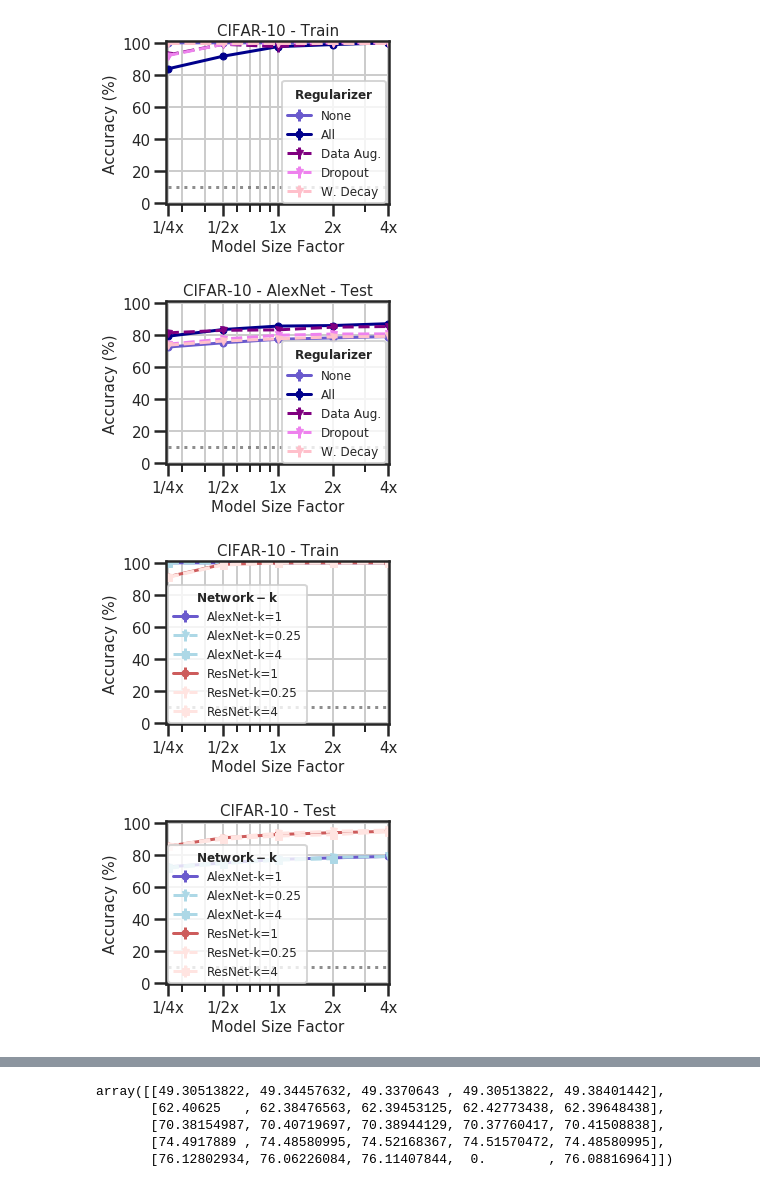
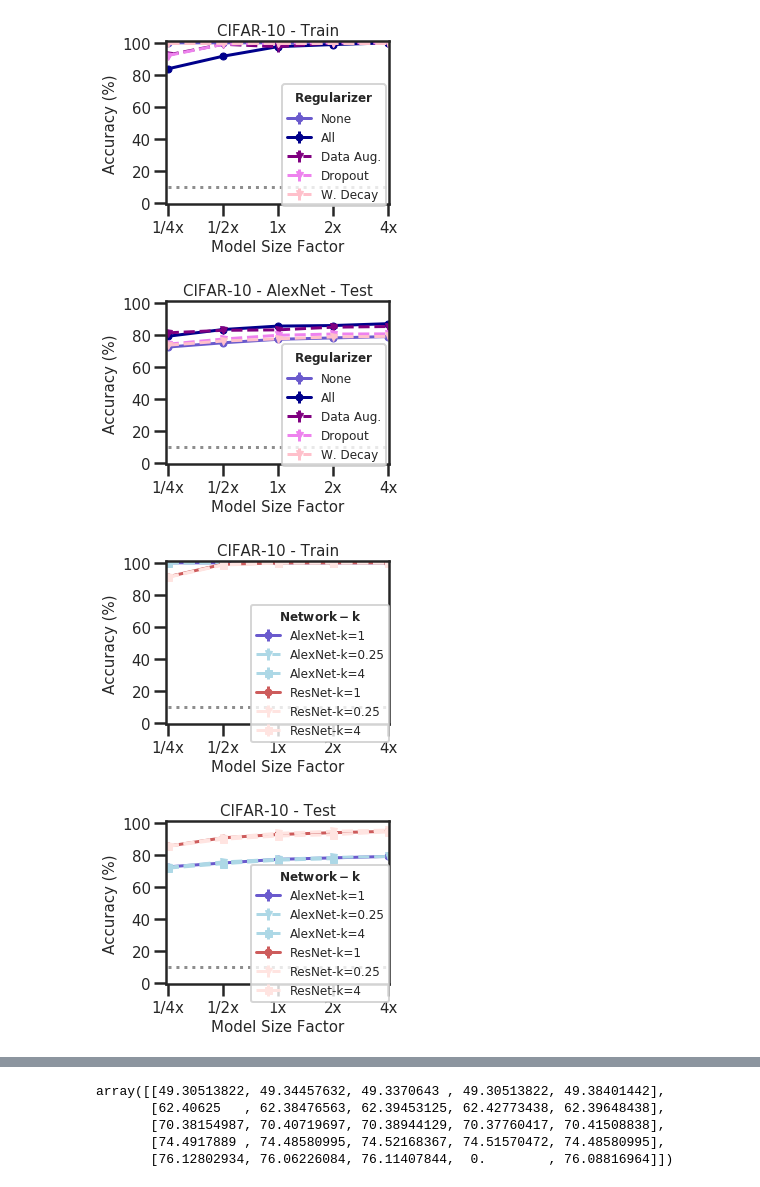
Before and after one commit to xboix/frivolous_dnns, a Jupyter notebook: ipy_notebooks/plot_accuracy.ipynb, the cells around one changed output, grey strips where cells are left out. Saved outputs shown, nothing was run; the diff lists cells and outputs as text; code cells hidden in the pictures.

```diff
--- a/ipy_notebooks/plot_accuracy.ipynb
+++ b/ipy_notebooks/plot_accuracy.ipynb
@@ -1,14 +1,16 @@
 # %%
 import numpy as np
-import matplotlib as mpl
-import matplotlib.pyplot as plt
-import matplotlib.ticker
 import pandas as pd
 import sys
 import seaborn
+import matplotlib
+import matplotlib.ticker
+from matplotlib import pyplot as plt
 
+matplotlib.rcParams['pdf.fonttype'] = 42
+matplotlib.rcParams['ps.fonttype'] = 42
 seaborn.set()
-seaborn.set_style("ticks")
+seaborn.set_style("white")
 seaborn.set_context("poster")
 from matplotlib import pyplot
 # %%
@@ -20,8 +22,10 @@ def print_accuracy(title, data, stds, marker_styles, curve_colors,
     plt.ylabel(r'Accuracy (%)', fontsize=25)
     plt.xlim((0.245, 4.07))
     plt.ylim((-1, 101))
-    plt.grid(True, which='both')
-    plt.xscale('log')
+    #plt.grid(True, which='both')
+    ax.xaxis.tick_bottom() ### CHANGED
+    ax.yaxis.tick_left() ### CHANGE
+    plt.xscale('log',basex=2)
     plt.xticks(size_factors, size_labels)
     plt.yticks([0, 20, 40, 60, 80, 100])
 
@@ -36,11 +40,12 @@ def print_accuracy(title, data, stds, marker_styles, curve_colors,
         item.set_fontsize(15)
 
     if leg_flag:
-        leg = plt.legend(curve_labels, loc=leg_loc, framealpha=0.8, fontsize=12, title=leg_title)
-        leg.get_title().set_fontsize('12')
+            leg = plt.legend(curve_labels, loc=leg_loc, framealpha=0.8, fontsize=12, title=leg_title)
+            leg.get_title().set_fontsize('12')
     plt.rc('xtick',labelsize=8)
 
     plt.show()
+    #seaborn.despine()
     fig.savefig(name+".pdf",format='pdf', bbox_inches='tight',dpi=1000)
 # %%
 #Base CIFAR
@@ -184,7 +189,7 @@ results_test_mean = np.mean(results_test,axis=0)
 results_std = np.std(results,axis=0)
 results_test_std = np.std(results_test,axis=0)
 
-leg_loc = (0.52, 0.01)
+leg_loc = (0.52, -0.01)
 print_accuracy(r'CIFAR-10 - Train', results_mean, results_std,  marker_styles,
                curve_colors, curve_styles, curve_labels, r"$\bf{Regularizer}$", 10, leg_loc, True,
               "acc_cifar_regularizers_train")
@@ -192,8 +197,8 @@ print_accuracy(r'CIFAR-10 - AlexNet - Test', results_test_mean, results_test_std
                curve_colors, curve_styles, curve_labels, r"$\bf{Regularizer}$", 10, leg_loc, True,
               "acc_cifar_regularizers_test")
 # %% [output]
-[figure, old version]
+[figure, new version]
-[figure, old version]
+[figure, new version]
 # %%
 #Batch/LR (ResNet + AlexNet base) CIFAR
 
@@ -253,36 +258,36 @@ for seed in range(seeds):
         if opt.dataset.random_labels:
             continue
         else:
             curve_idx = np.where(np.array(opt.hyper.lr_bs_factor) == lr_factor)[0][0] + 3
 
 
         size_idx = size_idx_map[opt.dnn.neuron_multiplier[0]]
 
         csv_file = experiments.opt[ID].csv_dir + experiments.opt[ID].name + '_redundancy.csv'
         csv_file = csv_file.replace("seed=0", "seed=" + str(seed))
         df = pd.read_csv(csv_file)
         acc = df[df['evaluation_set'] == 'train']['performance'].iloc[0]
         acc_test = df[df['evaluation_set'] == 'test']['performance'].iloc[0]
         results[seed][curve_idx][size_idx] = acc
         results_test[seed][curve_idx][size_idx] = acc_test
 
 results *= 100
 results_test *= 100
 results_mean = np.mean(results,axis=0)
 results_test_mean = np.mean(results_test,axis=0)
 results_std = np.std(results,axis=0)
 results_test_std = np.std(results_test,axis=0)
 
-leg_loc = (0.01, 0.01)
+leg_loc = (0.38, -0.11)
 print_accuracy(r'CIFAR-10 - Train', results_mean, results_std,  marker_styles,
                curve_colors, curve_styles, curve_labels, r"$\bf{Network - k}$", 10, leg_loc, True,
               "acc_cifar_batch_train")
 print_accuracy(r'CIFAR-10 - Test', results_test_mean, results_test_std, marker_styles,
                curve_colors, curve_styles, curve_labels, r"$\bf{Network - k}$", 10, leg_loc, True,
               "acc_cifar_batch_test")
 # %% [output]
-[figure, old version]
+[figure, new version]
-[figure, old version]
+[figure, new version]
 # %%
 #Initializers CIFAR
 
```
Also changed, not shown: parts of 13 cells of this notebook, 5 other files.
